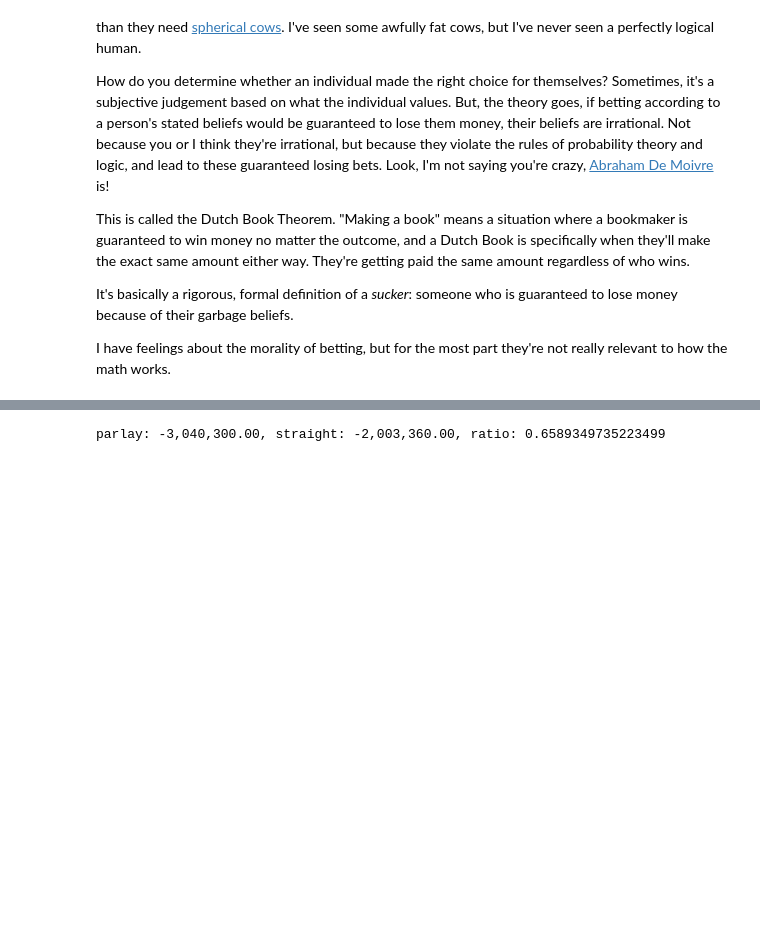
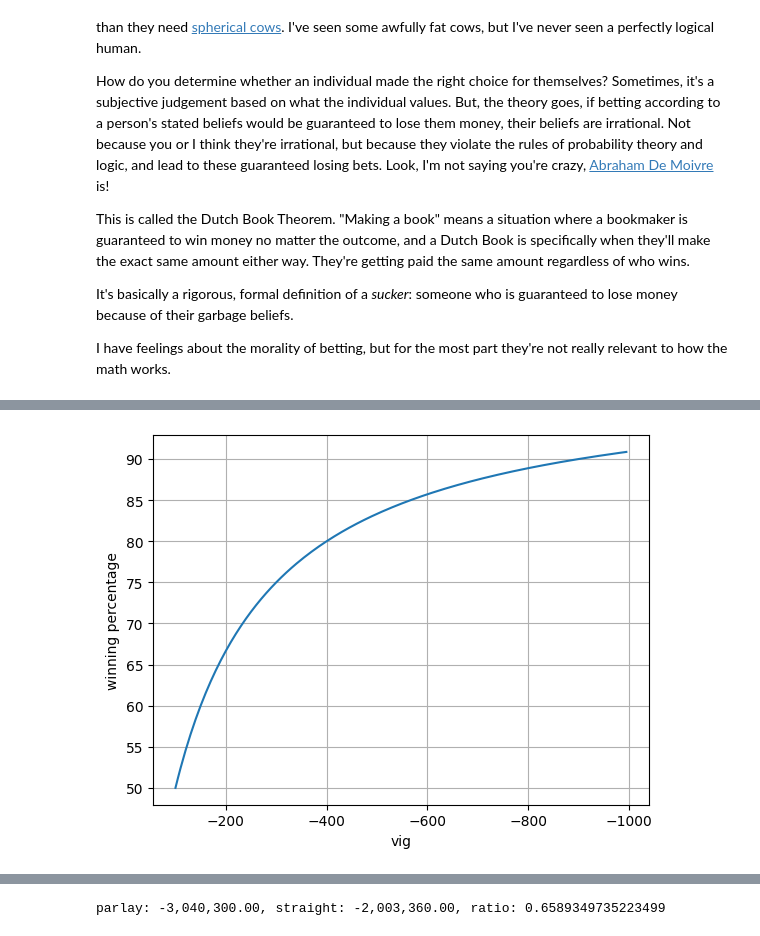
Before and after one commit to csdurfee/book, a Jupyter notebook: ep 1 INTRO.ipynb, the cells around one changed output, grey strips where cells are left out. Cells and saved outputs as stored; diff of their text form; code cells hidden in the pictures; blank space fills up the shorter version.

```diff
--- a/ep 1 INTRO.ipynb
+++ b/ep 1 INTRO.ipynb
@@ -103,0 +164,14 @@ Before I get in too deep, I feel I need to give you a motivating example. Parlay
+# %%
+vig_range = np.arange(1.0, 10, .05)
+
+break_even_point = 100 - (100/(1+vig_range))
+
+vig_label = -100 * vig_range
+
+plt.plot(vig_label, break_even_point)
+plt.gca().invert_xaxis()
+plt.ylabel("winning percentage")
+plt.xlabel("vig")
+plt.grid()
+# %% [output]
+[figure, added]
```
Also changed, not shown: parts of 29 cells of this notebook.
